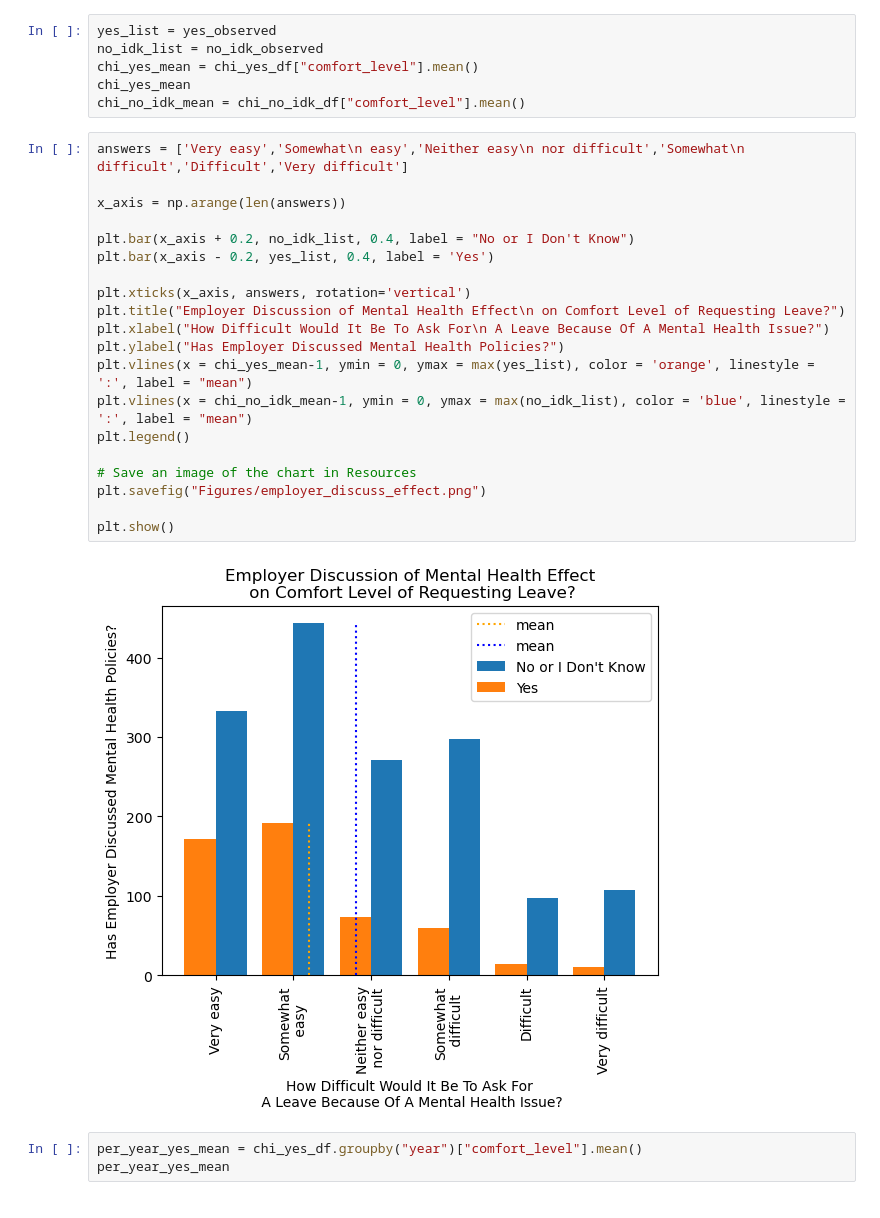
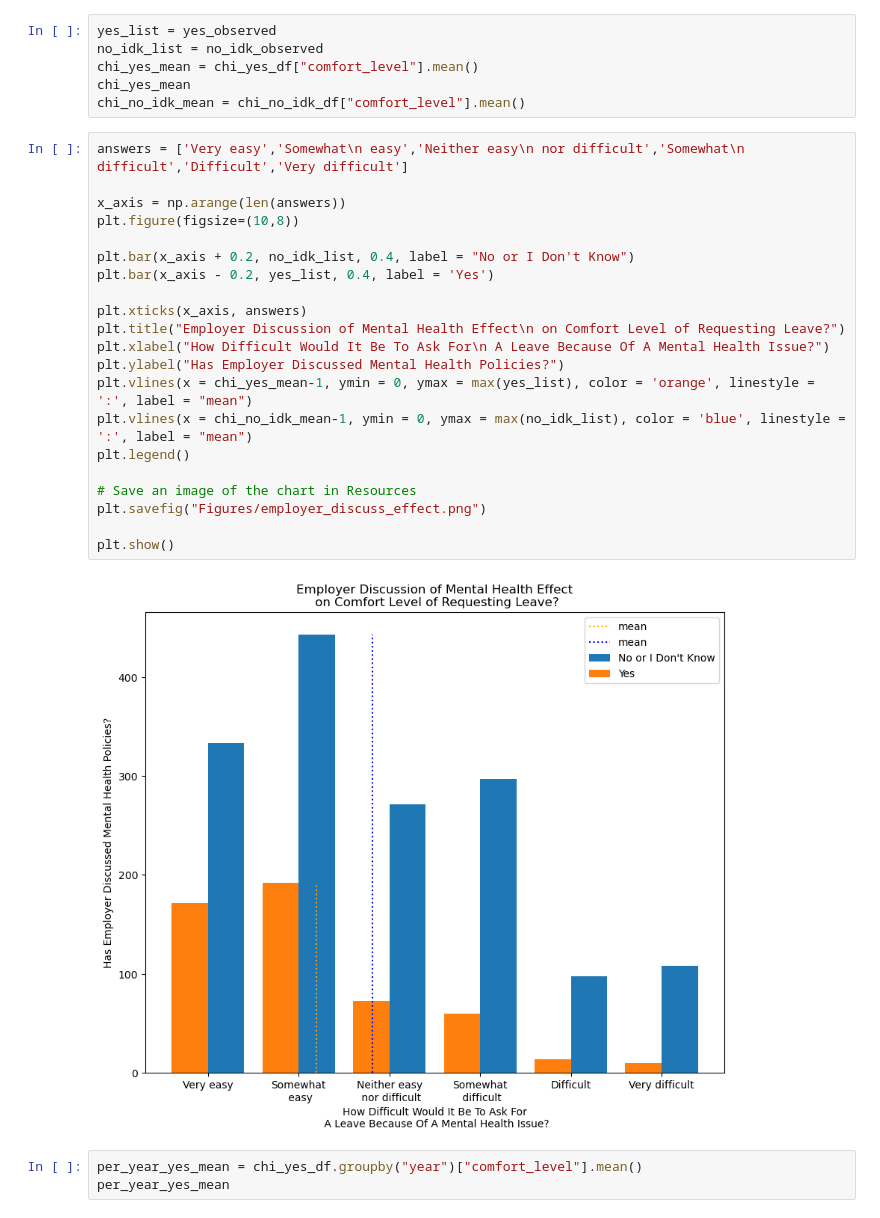
Before and after one commit to SecondHandSushi/Project-1-Mental-Tech, a Jupyter notebook: employer_discuss_effect_CH.ipynb, the cells around one changed output. Saved outputs shown, nothing was run; the diff lists cells and outputs as text.

Commit message:
changed a figure size

```diff
--- a/employer_discuss_effect_CH.ipynb
+++ b/employer_discuss_effect_CH.ipynb
@@ -201,25 +201,26 @@ chi_no_idk_mean = chi_no_idk_df["comfort_level"].mean()
 # %%
 answers = ['Very easy','Somewhat\n easy','Neither easy\n nor difficult','Somewhat\n difficult','Difficult','Very difficult']
 
 x_axis = np.arange(len(answers))
+plt.figure(figsize=(10,8))
 
 plt.bar(x_axis + 0.2, no_idk_list, 0.4, label = "No or I Don't Know")
 plt.bar(x_axis - 0.2, yes_list, 0.4, label = 'Yes')
 
-plt.xticks(x_axis, answers, rotation='vertical')
+plt.xticks(x_axis, answers)
 plt.title("Employer Discussion of Mental Health Effect\n on Comfort Level of Requesting Leave?")
 plt.xlabel("How Difficult Would It Be To Ask For\n A Leave Because Of A Mental Health Issue?")
 plt.ylabel("Has Employer Discussed Mental Health Policies?")
 plt.vlines(x = chi_yes_mean-1, ymin = 0, ymax = max(yes_list), color = 'orange', linestyle = ':', label = "mean")
 plt.vlines(x = chi_no_idk_mean-1, ymin = 0, ymax = max(no_idk_list), color = 'blue', linestyle = ':', label = "mean")
 plt.legend()
 
 # Save an image of the chart in Resources
 plt.savefig("Figures/employer_discuss_effect.png")
 
 plt.show()
 # %% [output]
-[figure, old version]
+[figure, new version]
 # %%
 per_year_yes_mean = chi_yes_df.groupby("year")["comfort_level"].mean()
 per_year_yes_mean
```
Also changed, not shown: 2 other files.
